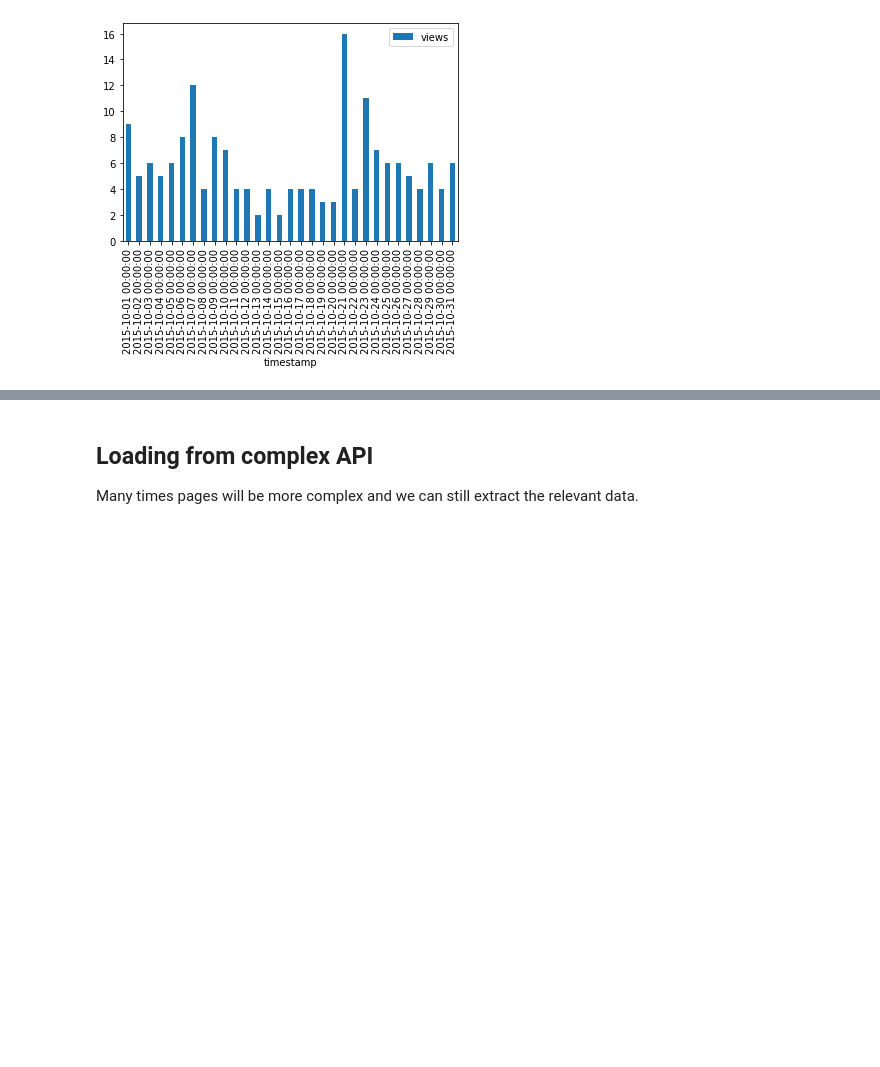
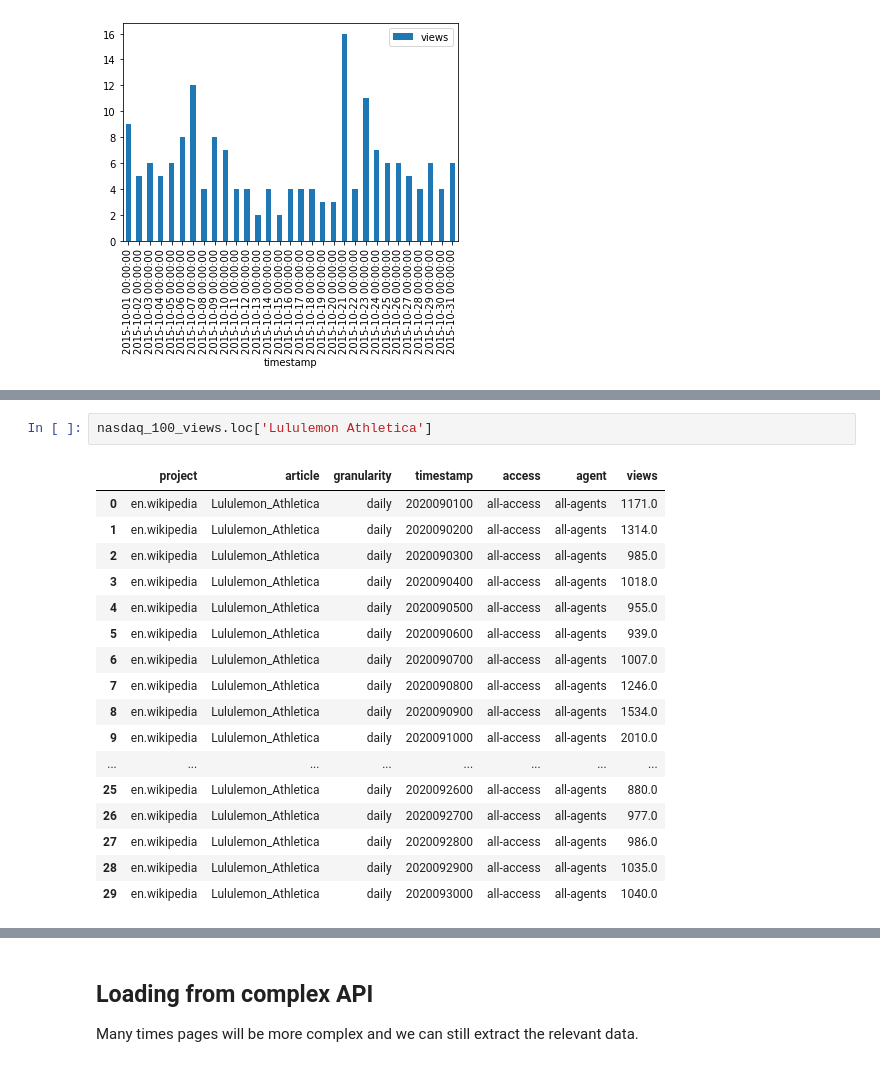
Before and after one commit to luisdomin5/from-excel-to-pandas, a Jupyter notebook: notebooks/01.03_loading_data_from_API.ipynb, the cells around one changed output, grey strips where cells are left out. Cells and saved outputs as stored; diff of their text form; blank space fills up the shorter version.

```diff
--- a/notebooks/01.03_loading_data_from_API.ipynb
+++ b/notebooks/01.03_loading_data_from_API.ipynb
@@ -63,0 +149,20 @@ df.head(5)
+# %%
+nasdaq_100_views.loc['Lululemon Athletica']
+# %% [output]
+|  | project | article | granularity | timestamp | access | agent | views |
+| 0 | en.wikipedia | Lululemon_Athletica | daily | 2020090100 | all-access | all-agents | 1171.0 |
+| 1 | en.wikipedia | Lululemon_Athletica | daily | 2020090200 | all-access | all-agents | 1314.0 |
+| 2 | en.wikipedia | Lululemon_Athletica | daily | 2020090300 | all-access | all-agents | 985.0 |
+| 3 | en.wikipedia | Lululemon_Athletica | daily | 2020090400 | all-access | all-agents | 1018.0 |
+| 4 | en.wikipedia | Lululemon_Athletica | daily | 2020090500 | all-access | all-agents | 955.0 |
+| 5 | en.wikipedia | Lululemon_Athletica | daily | 2020090600 | all-access | all-agents | 939.0 |
+| 6 | en.wikipedia | Lululemon_Athletica | daily | 2020090700 | all-access | all-agents | 1007.0 |
+| 7 | en.wikipedia | Lululemon_Athletica | daily | 2020090800 | all-access | all-agents | 1246.0 |
+| 8 | en.wikipedia | Lululemon_Athletica | daily | 2020090900 | all-access | all-agents | 1534.0 |
+| 9 | en.wikipedia | Lululemon_Athletica | daily | 2020091000 | all-access | all-agents | 2010.0 |
+| ... | ... | ... | ... | ... | ... | ... | ... |
+| 25 | en.wikipedia | Lululemon_Athletica | daily | 2020092600 | all-access | all-agents | 880.0 |
+| 26 | en.wikipedia | Lululemon_Athletica | daily | 2020092700 | all-access | all-agents | 977.0 |
+| 27 | en.wikipedia | Lululemon_Athletica | daily | 2020092800 | all-access | all-agents | 986.0 |
+| 28 | en.wikipedia | Lululemon_Athletica | daily | 2020092900 | all-access | all-agents | 1035.0 |
+| 29 | en.wikipedia | Lululemon_Athletica | daily | 2020093000 | all-access | all-agents | 1040.0 |
```
Also changed, not shown: parts of 16 cells of this notebook.
